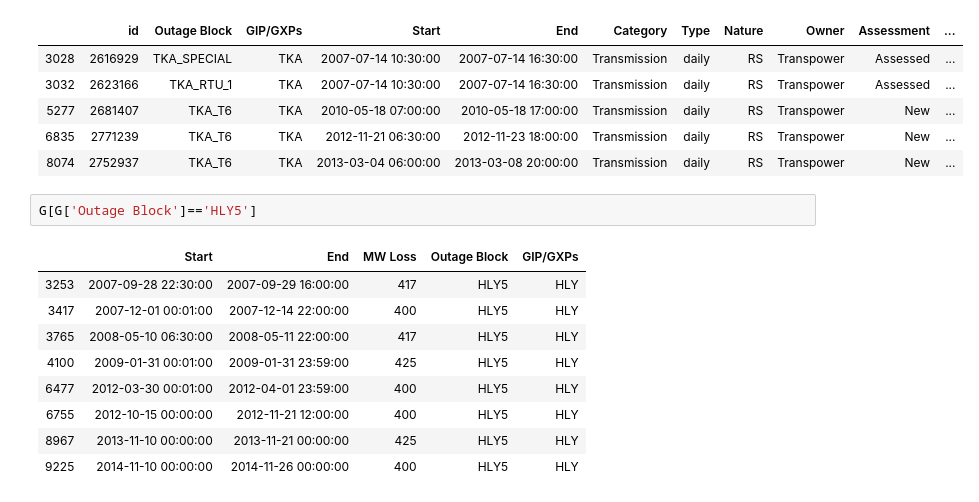
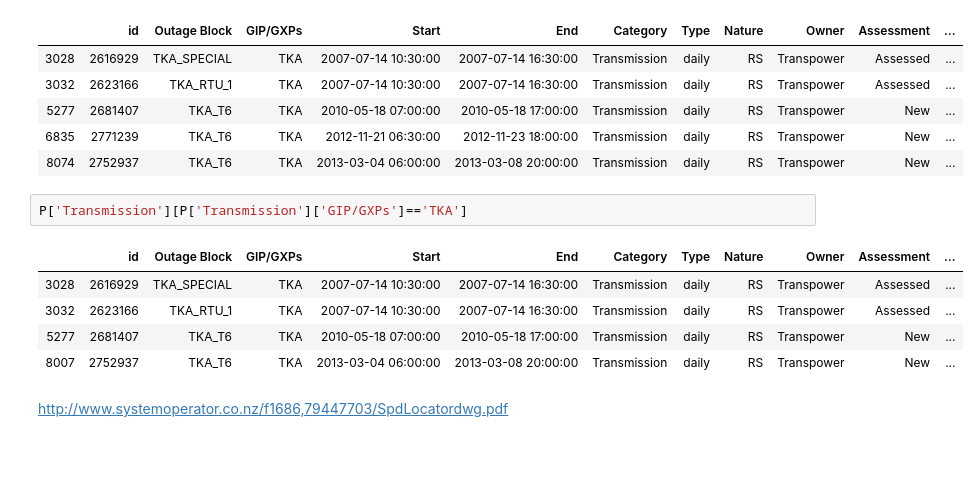
Before and after one commit to okbishop/pocp, a Jupyter notebook: POCP.ipynb, the cells around one changed output. Drawn from its saved outputs; the diff is of its cells as text; blank space fills up the shorter version.

```diff
--- a/POCP.ipynb
+++ b/POCP.ipynb
@@ -277,15 +277,13 @@ P['Transmission'][P['Transmission']['GIP/GXPs']=='TKA']
 | 5277 | 2681407 | TKA_T6 | TKA | 2010-05-18 07:00:00 | 2010-05-18 17:00:00 | Transmission | daily | RS | Transpower | New | ... |
 | 6835 | 2771239 | TKA_T6 | TKA | 2012-11-21 06:30:00 | 2012-11-23 18:00:00 | Transmission | daily | RS | Transpower | New | ... |
 | 8074 | 2752937 | TKA_T6 | TKA | 2013-03-04 06:00:00 | 2013-03-08 20:00:00 | Transmission | daily | RS | Transpower | New | ... |
-# %%
-G[G['Outage Block']=='HLY5']
-# %% [output]
-|  | Start | End | MW Loss | Outage Block | GIP/GXPs |
-| 3253 | 2007-09-28 22:30:00 | 2007-09-29 16:00:00 | 417 | HLY5 | HLY |
-| 3417 | 2007-12-01 00:01:00 | 2007-12-14 22:00:00 | 400 | HLY5 | HLY |
-| 3765 | 2008-05-10 06:30:00 | 2008-05-11 22:00:00 | 417 | HLY5 | HLY |
-| 4100 | 2009-01-31 00:01:00 | 2009-01-31 23:59:00 | 425 | HLY5 | HLY |
-| 6477 | 2012-03-30 00:01:00 | 2012-04-01 23:59:00 | 400 | HLY5 | HLY |
-| 6755 | 2012-10-15 00:00:00 | 2012-11-21 12:00:00 | 400 | HLY5 | HLY |
-| 8967 | 2013-11-10 00:00:00 | 2013-11-21 00:00:00 | 425 | HLY5 | HLY |
-| 9225 | 2014-11-10 00:00:00 | 2014-11-26 00:00:00 | 400 | HLY5 | HLY |
+# %%
+P['Transmission'][P['Transmission']['GIP/GXPs']=='TKA']
+# %% [output]
+|  | id | Outage Block | GIP/GXPs | Start | End | Category | Type | Nature | Owner | Assessment | ... |
+| 3028 | 2616929 | TKA_SPECIAL | TKA | 2007-07-14 10:30:00 | 2007-07-14 16:30:00 | Transmission | daily | RS | Transpower | Assessed | ... |
+| 3032 | 2623166 | TKA_RTU_1 | TKA | 2007-07-14 10:30:00 | 2007-07-14 16:30:00 | Transmission | daily | RS | Transpower | Assessed | ... |
+| 5277 | 2681407 | TKA_T6 | TKA | 2010-05-18 07:00:00 | 2010-05-18 17:00:00 | Transmission | daily | RS | Transpower | New | ... |
+| 8007 | 2752937 | TKA_T6 | TKA | 2013-03-04 06:00:00 | 2013-03-08 20:00:00 | Transmission | daily | RS | Transpower | New | ... |
+# %% [markdown]
+http://www.systemoperator.co.nz/f1686,79447703/SpdLocatordwg.pdf
```
Also changed, not shown: parts of 1 cell of this notebook, 1 other file.
